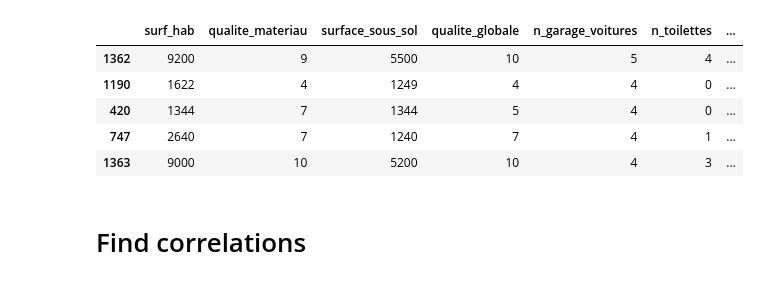
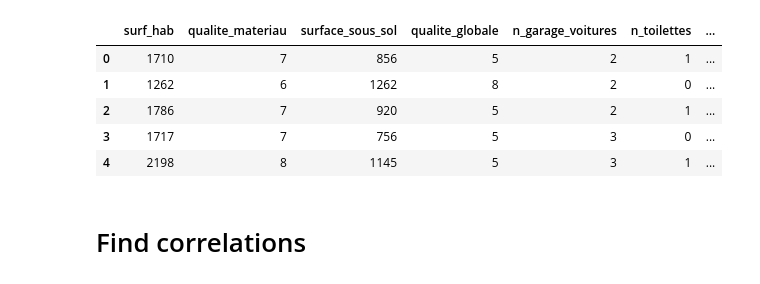
Before and after one commit to anouillz/301-Week1-ML-project, a Jupyter notebook: notebooks/house_pricing_prediction_project.ipynb, the cells around one changed output. Cells and saved outputs as stored; diff of their text form; code cells hidden in the pictures.

```diff
--- a/notebooks/house_pricing_prediction_project.ipynb
+++ b/notebooks/house_pricing_prediction_project.ipynb
@@ -7,16 +7,14 @@ from isc301.functions import data_preprocessing, model_fit_1, model_fit_2, model
 from sklearn.metrics import r2_score
 # %%
 df = pd.read_csv(housing_prices_raw_path)
-#df.head()
-# sort by n_garage_voitures ascending
-df.sort_values(by=['n_garage_voitures'], ascending=False).head()
+df.head()
 # %% [output]
 |  | surf_hab | qualite_materiau | surface_sous_sol | qualite_globale | n_garage_voitures | n_toilettes | ... |
-| 1362 | 9200 | 9 | 5500 | 10 | 5 | 4 | ... |
-| 1190 | 1622 | 4 | 1249 | 4 | 4 | 0 | ... |
-| 420 | 1344 | 7 | 1344 | 5 | 4 | 0 | ... |
-| 747 | 2640 | 7 | 1240 | 7 | 4 | 1 | ... |
-| 1363 | 9000 | 10 | 5200 | 10 | 4 | 3 | ... |
+| 0 | 1710 | 7 | 856 | 5 | 2 | 1 | ... |
+| 1 | 1262 | 6 | 1262 | 8 | 2 | 0 | ... |
+| 2 | 1786 | 7 | 920 | 5 | 2 | 1 | ... |
+| 3 | 1717 | 7 | 756 | 5 | 3 | 0 | ... |
+| 4 | 2198 | 8 | 1145 | 5 | 3 | 1 | ... |
 # %% [markdown]
 # Find correlations
 # %%
```
Also changed, not shown: parts of 20 cells of this notebook, 2 other files.
